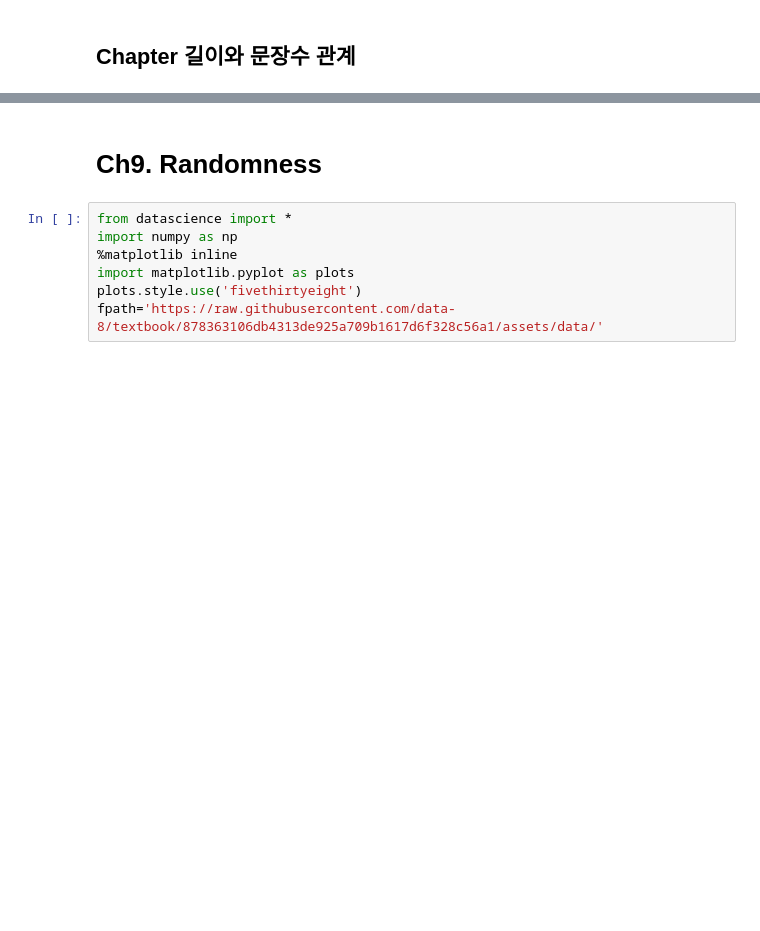
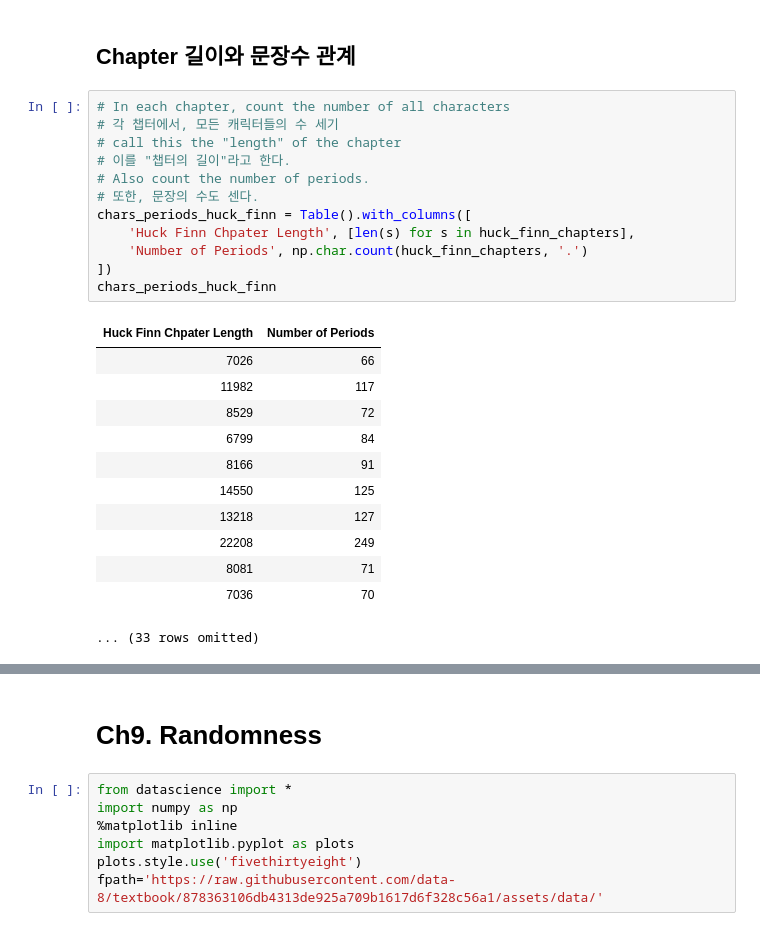
Before and after one commit to Sianus/School_Lecture, a Jupyter notebook: DataScience/Self_contents/따라쓰기.ipynb, the cells around one changed output, grey strips where cells are left out. Cells and saved outputs as stored; diff of their text form; blank space fills up the shorter version.

```diff
--- a/DataScience/Self_contents/따라쓰기.ipynb
+++ b/DataScience/Self_contents/따라쓰기.ipynb
@@ -256,2 +256,27 @@ plt.title('Cumulative Number of Times Each Name Appears');
 # %% [markdown]
 ## Chapter 길이와 문장수 관계
+# %%
+# In each chapter, count the number of all characters
+# 각 챕터에서, 모든 캐릭터들의 수 세기
+# call this the "length" of the chapter
+# 이를 "챕터의 길이"라고 한다.
+# Also count the number of periods.
+# 또한, 문장의 수도 센다.
+chars_periods_huck_finn = Table().with_columns([
+    'Huck Finn Chpater Length', [len(s) for s in huck_finn_chapters],
+    'Number of Periods', np.char.count(huck_finn_chapters, '.')
+])
+chars_periods_huck_finn
+# %% [output]
+| Huck Finn Chpater Length | Number of Periods |
+| 7026 | 66 |
+| 11982 | 117 |
+| 8529 | 72 |
+| 6799 | 84 |
+| 8166 | 91 |
+| 14550 | 125 |
+| 13218 | 127 |
+| 22208 | 249 |
+| 8081 | 71 |
+| 7036 | 70 |
+... (33 rows omitted)
```
Also changed, not shown: parts of 20 cells of this notebook, 11 other files.
